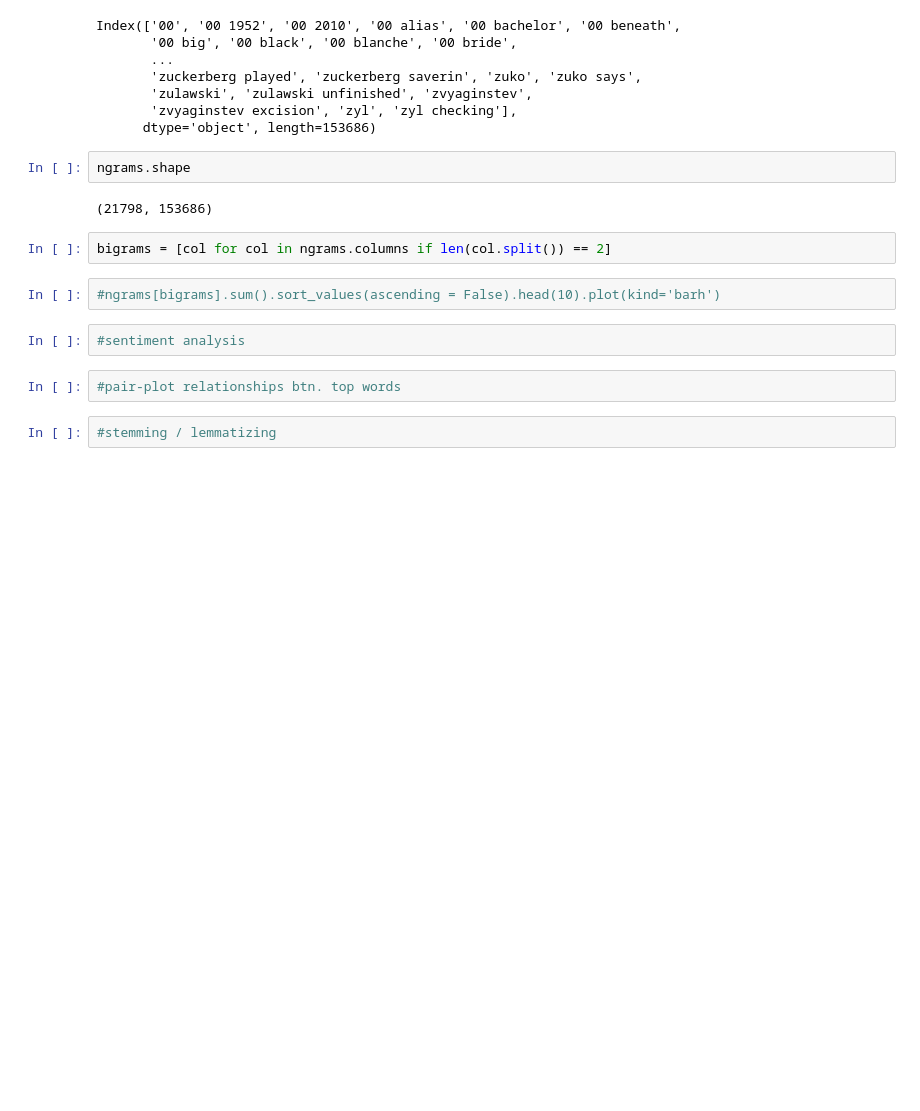
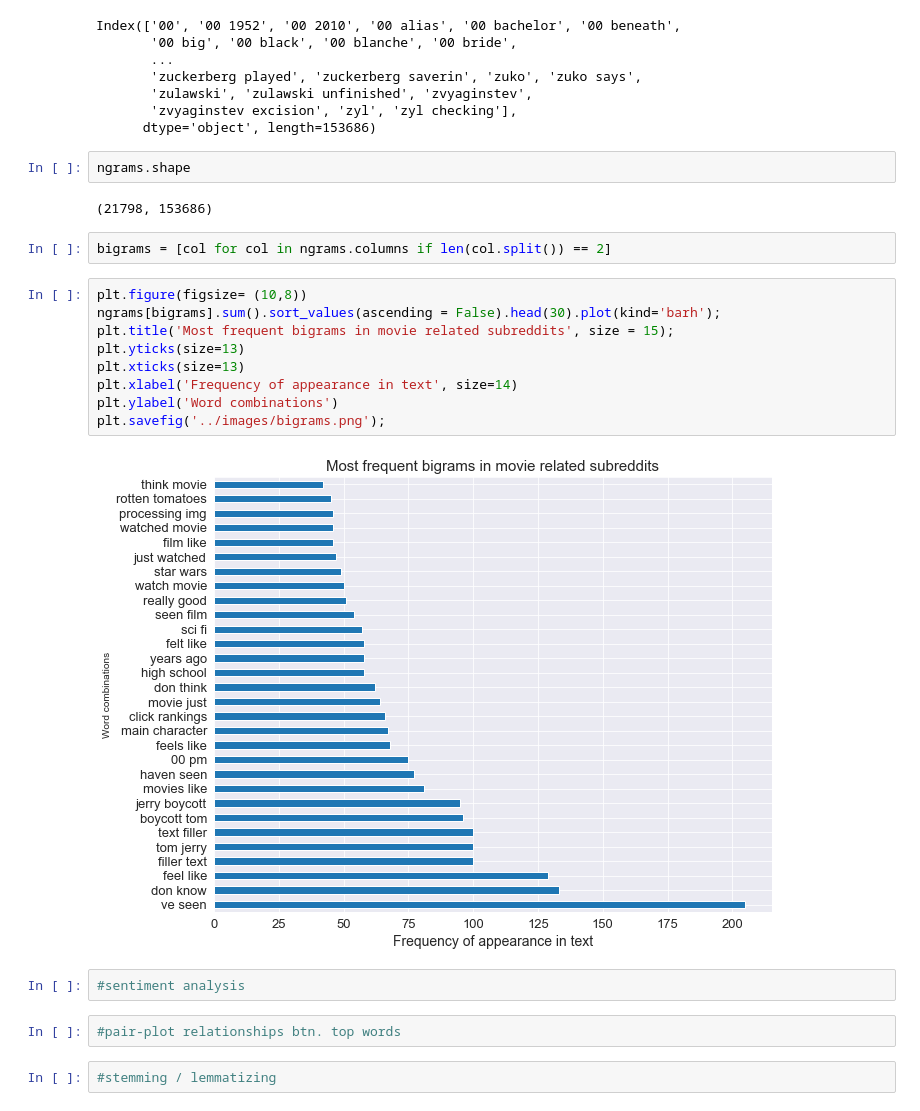
Before and after one commit to cotica/reddit_classifier, a Jupyter notebook: code/Project-3-Scraping-Subreddits-EDA.ipynb, the cells around one changed output. Drawn from its saved outputs; the diff is of its cells as text; blank space fills up the shorter version.

Commit message:
graph bigram freq

```diff
--- a/code/Project-3-Scraping-Subreddits-EDA.ipynb
+++ b/code/Project-3-Scraping-Subreddits-EDA.ipynb
@@ -602,8 +602,17 @@ ngrams.shape
 (21798, 153686)
 # %%
 bigrams = [col for col in ngrams.columns if len(col.split()) == 2]
-# %%
-#ngrams[bigrams].sum().sort_values(ascending = False).head(10).plot(kind='barh')
+# %%
+plt.figure(figsize= (10,8))
+ngrams[bigrams].sum().sort_values(ascending = False).head(30).plot(kind='barh');
+plt.title('Most frequent bigrams in movie related subreddits', size = 15);
+plt.yticks(size=13)
+plt.xticks(size=13)
+plt.xlabel('Frequency of appearance in text', size=14)
+plt.ylabel('Word combinations')
+plt.savefig('../images/bigrams.png');
+# %% [output]
+[figure, added]
 # %%
 #sentiment analysis
 # %%
```
Also changed, not shown: 1 other file.
